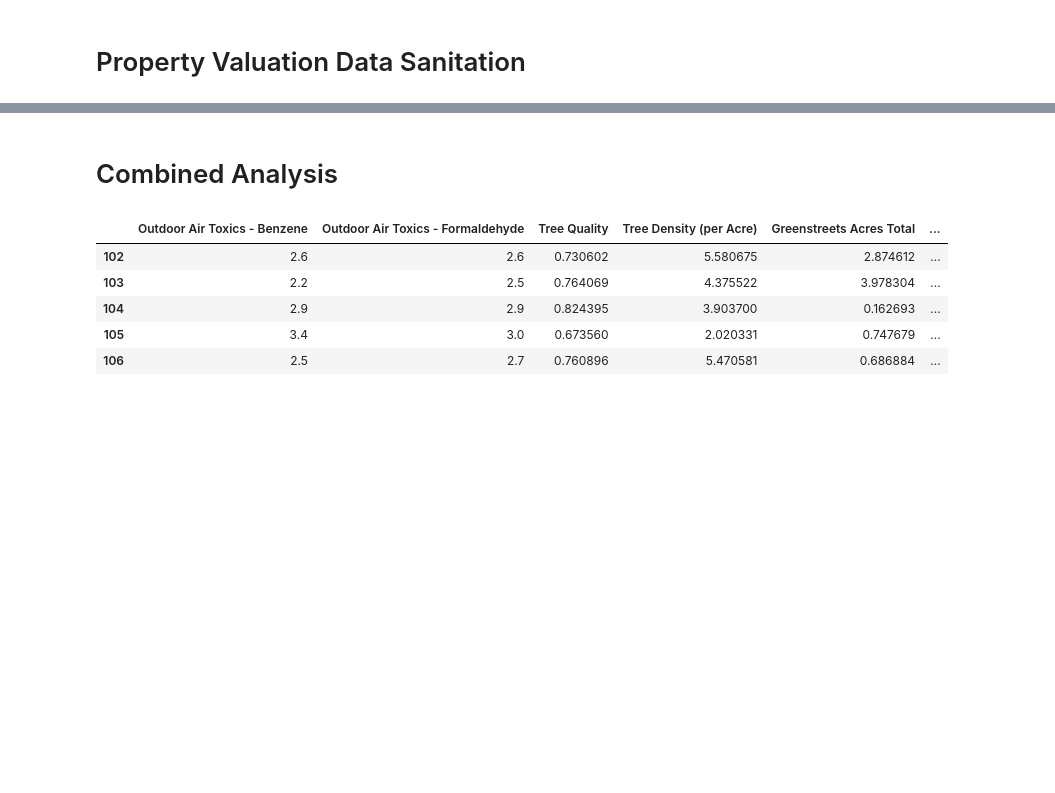
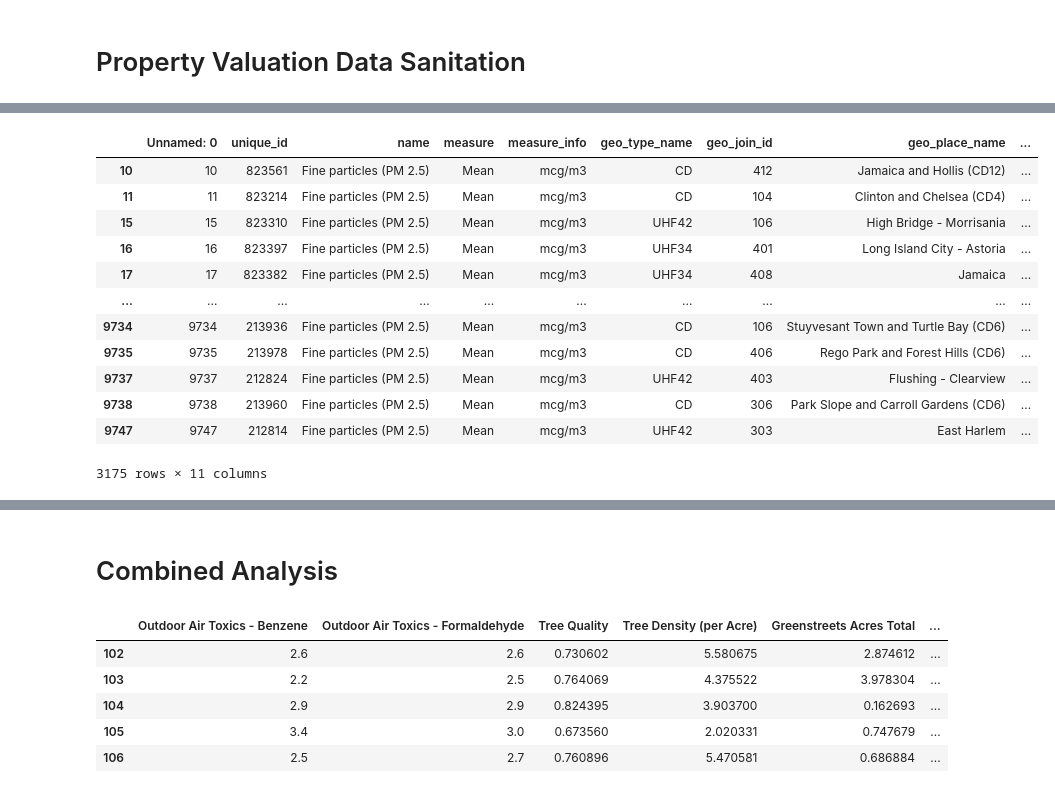
Before and after one commit to omarnyu/I2ADS-2024-group-project, a Jupyter notebook: final_project.ipynb, the cells around one changed output, grey strips where cells are left out. Cells and saved outputs as stored; diff of their text form; code cells hidden in the pictures; blank space fills up the shorter version.

```diff
--- a/final_project.ipynb
+++ b/final_project.ipynb
@@ -507,0 +738,5 @@ property_valuation_df.shape
+# %%
+filtered_values = air_qual['geo_join_id'].apply(lambda x: len(str(x)) == 3)
+filtered_air_qual = air_qual[filtered_values]
+print(len(filtered_air_qual['geo_join_id'].unique()))
+filtered_air_qual['geo_join_id'].unique()
@@ -507,0 +750,3 @@ property_valuation_df.shape
+# %%
+sample_properties = filtered_property_valuation_df.rename(columns={'community_board': 'geo_join_id'})
+sample_properties.head()
@@ -507,0 +771,5 @@ property_valuation_df.shape
+# %%
+valid_community_boards = sample_properties['geo_join_id'].unique()
+filtered_air_qual = filtered_air_qual[filtered_air_qual['geo_join_id'].isin(valid_community_boards)]
+print(len(filtered_air_qual['geo_join_id'].unique()))
+filtered_air_qual['geo_join_id'].unique()
@@ -507,0 +819,16 @@ property_valuation_df.shape
+# %%
+filtered_air_qual[filtered_air_qual['name'] == 'Fine particles (PM 2.5)']
+# %% [output]
+|  | Unnamed: 0 | unique_id | name | measure | measure_info | geo_type_name | geo_join_id | geo_place_name | ... |
+| 10 | 10 | 823561 | Fine particles (PM 2.5) | Mean | mcg/m3 | CD | 412 | Jamaica and Hollis (CD12) | ... |
+| 11 | 11 | 823214 | Fine particles (PM 2.5) | Mean | mcg/m3 | CD | 104 | Clinton and Chelsea (CD4) | ... |
+| 15 | 15 | 823310 | Fine particles (PM 2.5) | Mean | mcg/m3 | UHF42 | 106 | High Bridge - Morrisania | ... |
+| 16 | 16 | 823397 | Fine particles (PM 2.5) | Mean | mcg/m3 | UHF34 | 401 | Long Island City - Astoria | ... |
+| 17 | 17 | 823382 | Fine particles (PM 2.5) | Mean | mcg/m3 | UHF34 | 408 | Jamaica | ... |
+| ... | ... | ... | ... | ... | ... | ... | ... | ... | ... |
+| 9734 | 9734 | 213936 | Fine particles (PM 2.5) | Mean | mcg/m3 | CD | 106 | Stuyvesant Town and Turtle Bay (CD6) | ... |
+| 9735 | 9735 | 213978 | Fine particles (PM 2.5) | Mean | mcg/m3 | CD | 406 | Rego Park and Forest Hills (CD6) | ... |
+| 9737 | 9737 | 212824 | Fine particles (PM 2.5) | Mean | mcg/m3 | UHF42 | 403 | Flushing - Clearview | ... |
+| 9738 | 9738 | 213960 | Fine particles (PM 2.5) | Mean | mcg/m3 | CD | 306 | Park Slope and Carroll Gardens (CD6) | ... |
+| 9747 | 9747 | 212814 | Fine particles (PM 2.5) | Mean | mcg/m3 | UHF42 | 303 | East Harlem | ... |
+3175 rows × 11 columns
```
Also changed, not shown: parts of 44 cells of this notebook.
